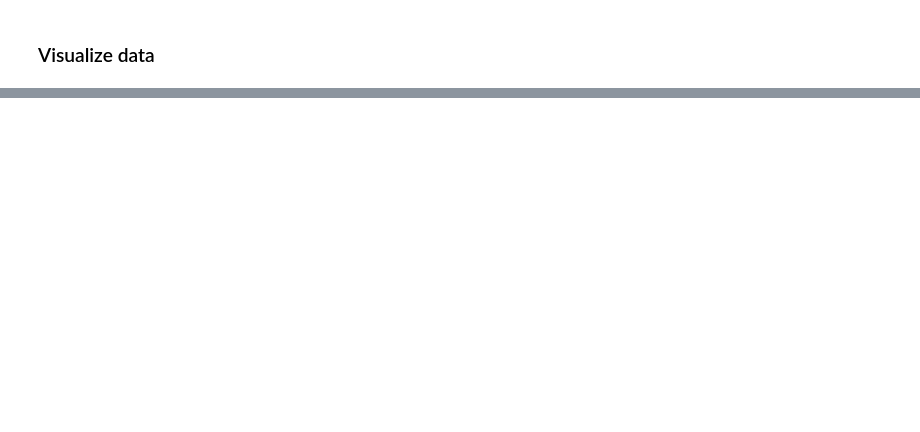
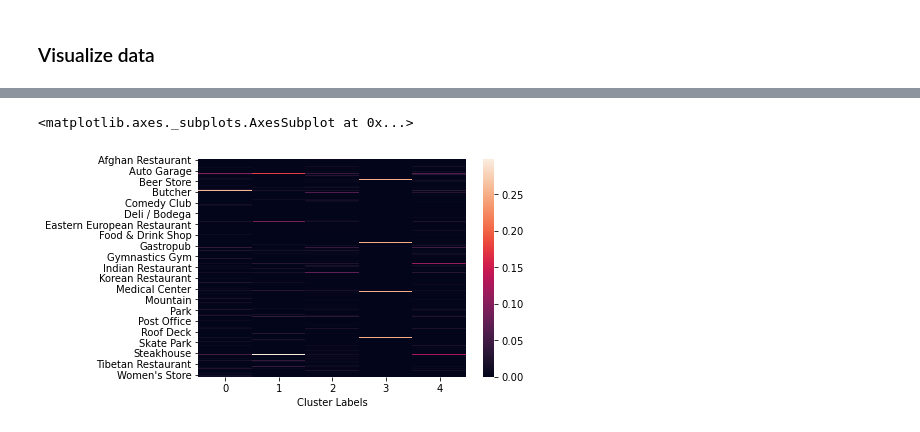
Before and after one commit to theompm/Coursera_Capstone, a Jupyter notebook: capstone_project.ipynb, the cells around one changed output, grey strips where cells are left out. Drawn from its saved outputs; the diff is of its cells as text; code cells hidden in the pictures; blank space fills up the shorter version.

```diff
--- a/capstone_project.ipynb
+++ b/capstone_project.ipynb
@@ -489,0 +522,8 @@ map_clusters
+# %%
+munich_clustered = munich_grouped
+munich_clustered.insert(0, 'Cluster Labels', kmeans.labels_)
+# %%
+sns.heatmap(munich_clustered.groupby('Cluster Labels').mean().T)
+# %% [output]
+<matplotlib.axes._subplots.AxesSubplot at 0x...>
+[figure, added]
```
Also changed, not shown: parts of 24 cells of this notebook.
